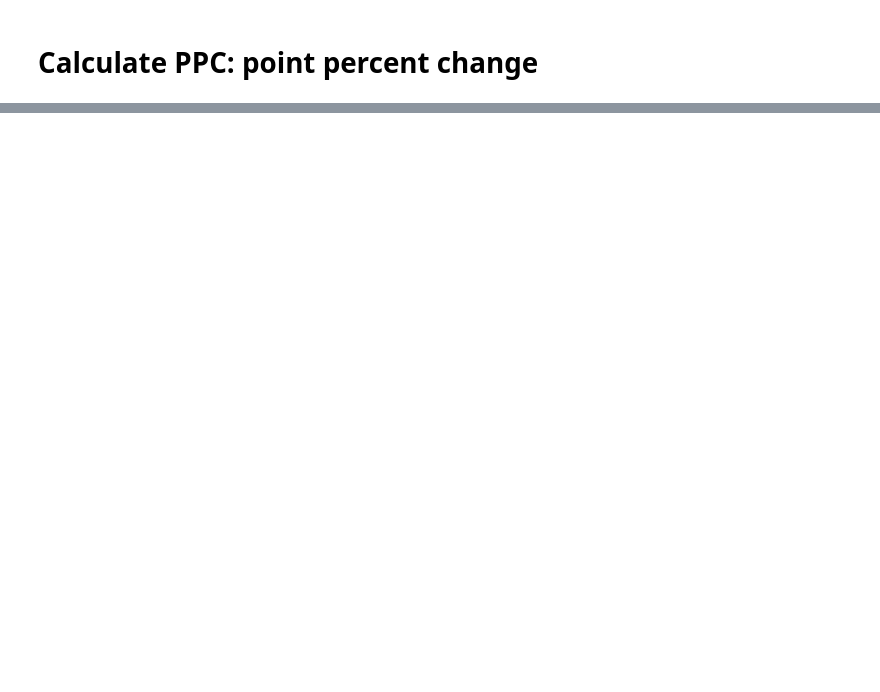
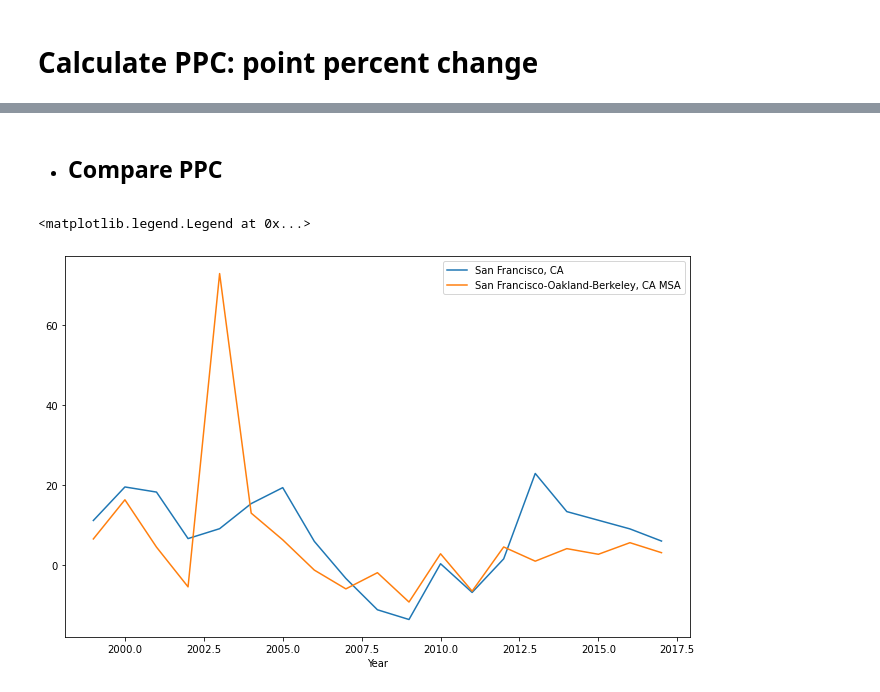
Before and after one commit to hamed-a/DI-project, a Jupyter notebook: process_data_.ipynb, the cells around one changed output, grey strips where cells are left out. Drawn from its saved outputs; the diff is of its cells as text; code cells hidden in the pictures; blank space fills up the shorter version.

```diff
--- a/process_data_.ipynb
+++ b/process_data_.ipynb
@@ -84,0 +114,4 @@ df_state[1998]
+# %%
+msa_emp_rank_df =  df[2017][df[2017]['NAICS Code']=='--'].sort_values(by='Total Employment - 2017',ascending=False).reset_index(drop=True)
+del msa_emp_rank_df['NAICS Code'], msa_emp_rank_df['Total Employment - 2017']
+msa_emp_rank_df_dict = {i:msa_emp_rank_df['MSA'].iloc[i] for i in range(len(msa_emp_rank_df))  }
@@ -84,0 +161,14 @@ df_state[1998]
+# %%
+house_df = pd.read_csv('data/other-data/Metro_zhvi_uc_sfrcondo_tier_0.33_0.67_sm_sa_mon.csv')
+del house_df['RegionID'], house_df['SizeRank'], house_df['RegionType'], house_df['StateName']
+house_df.set_index('RegionName',drop=True,inplace=True)
+house_df = house_df.T
+house_df.index = pd.to_datetime(house_df.index)
+
+house_df['Year'] = house_df.index.year
+house_df = house_df.groupby(house_df['Year']).mean()
+house_df = house_df.loc[ list(years_iter) ]
+
+# calculate PPC
+house_ppc_df = house_df.diff()/house_df.shift()*100
+house_ppc_df = house_ppc_df.drop( house_ppc_df.index[0] )
@@ -84,0 +178,28 @@ df_state[1998]
+# %%
+houseRank_to_empRank = {1:'NaN', 2:0, 3:1, 4:2, 5:4, 6:5, 7:3, 8:8, 9:7,
+                        10:6, 11:9, 12:'NaN', 13:17, 14:12, 15:11, 16:10, 17:14, 18:15, 19:18 ,
+                        20:16, 21:13, 22:19, 23:'NaN', 24:22, 25:31, 26:26, 27:20, 28:24, 29:'NaN', 30:23 }
+# %% [markdown]
+- ## Compare PPC
+# %%
+plt.figure()
+
+fsize = 7
+plt.gcf().set_size_inches(fsize*1.6,fsize)
+
+
+MSA_rank = 11
+house_ppc_df[house_ppc_df.columns[MSA_rank]].plot( label= house_ppc_df.columns[MSA_rank])
+
+
+MSA_rank = houseRank_to_empRank[MSA_rank]
+MSA = msa_emp_rank_df_dict[MSA_rank]
+NAICS_code = '54'
+
+tot_empl_ppc[ (MSA,NAICS_code) ].plot(label=MSA)
+
+plt.legend()
+#plt.ylim( (-10,10) )
+# %% [output]
+<matplotlib.legend.Legend at 0x...>
+[figure, added]
```
Also changed, not shown: parts of 38 cells of this notebook, 4 other files.
